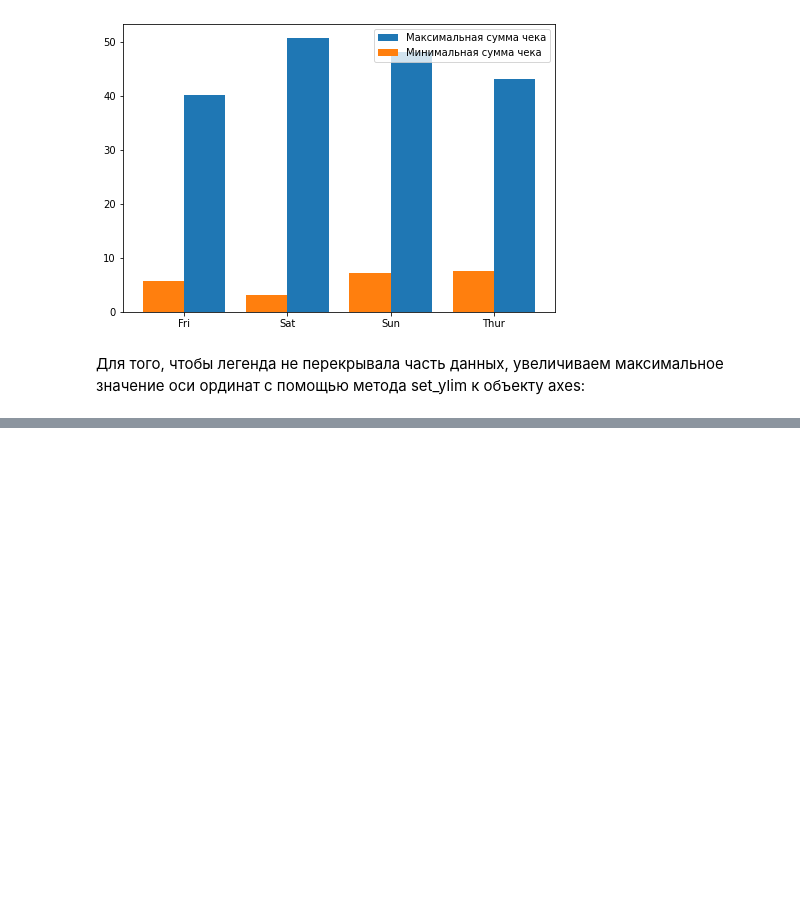
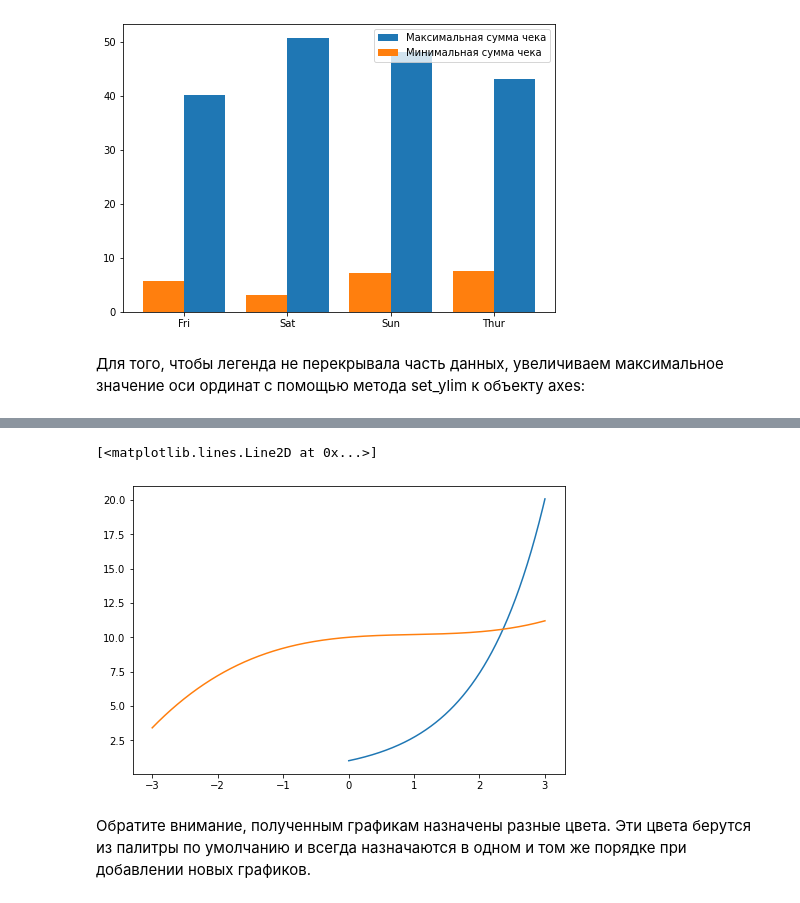
Before and after one commit to asyachin/Unit_2, a Jupyter notebook: 10-Graphic_Pandas.ipynb, the cells around one changed output, grey strips where cells are left out. Saved outputs shown, nothing was run; the diff lists cells and outputs as text; code cells hidden in the pictures; blank space fills up the shorter version.

```diff
--- a/10-Graphic_Pandas.ipynb
+++ b/10-Graphic_Pandas.ipynb
@@ -220,0 +266,14 @@ axes.legend(loc = 2)
+# %%
+y2 = 10 + 0.4*x - 0.3*x**2 + 0.1*x**3
+
+
+fig = plt.figure()
+axes = fig.add_axes([0,0,1,1])
+
+axes.plot(x[500:], y1[500:])
+axes.plot(x, y2)
+# %% [output]
+[<matplotlib.lines.Line2D at 0x...>]
+[figure, added]
+# %% [markdown]
+   Обратите внимание, полученным графикам назначены разные цвета. Эти цвета берутся из палитры по умолчанию и всегда назначаются в одном и том же порядке при добавлении новых графиков.
```
Also changed, not shown: parts of 10 cells of this notebook.
